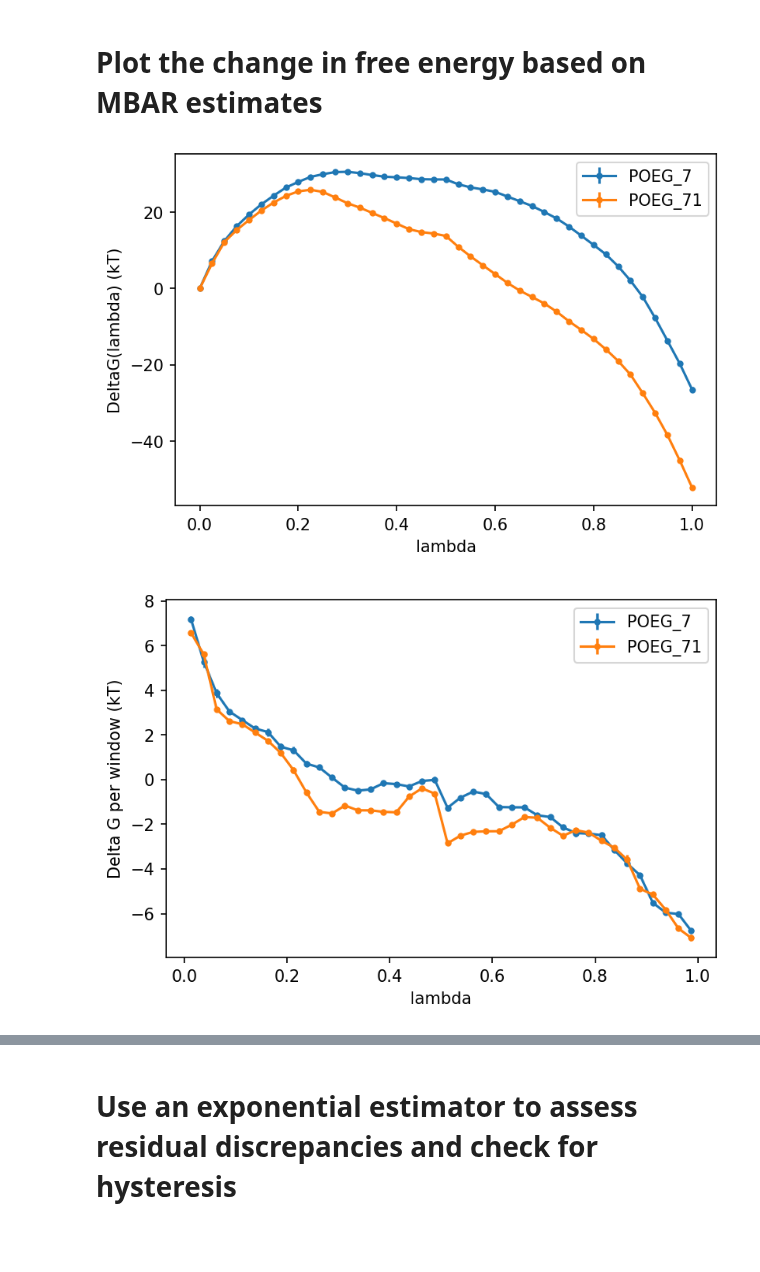
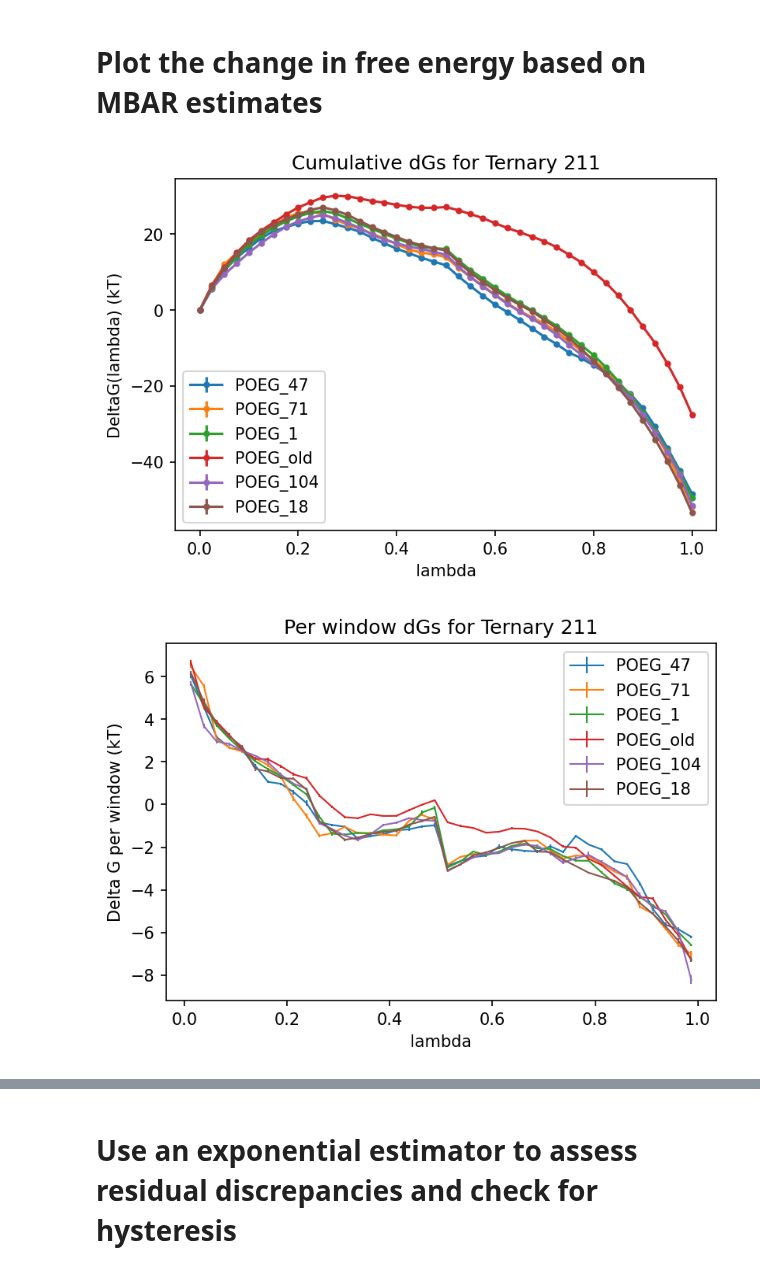
Before and after one commit to BranniganLab/safep, a Jupyter notebook: Batch_Basic.ipynb, the cells around one changed output, grey strips where cells are left out. Saved outputs shown, nothing was run; the diff lists cells and outputs as text; code cells hidden in the pictures; blank space fills up the shorter version.

Commit message:
Added new figures for batch comparisons

```diff
--- a/Batch_Basic.ipynb
+++ b/Batch_Basic.ipynb
@@ -28,8 +78 @@ detectEQ = True #Flag for automated equilibrium detection
 DiscrepancyFitting = 'LS' #ML = fit PDF of discrepancies with a normal distribution maximum likelihood estimator. LS = fit CDF of discrepancies with a normal distribution least-squares estimator
-# %%
-u_nks = {}
-affixes = {}
-for path in paths:
-    key = path.split('/')[-1]
-    fepoutFiles = glob(path+'/'+pattern)
-    u_nks[key], affix = readAndProcess(fepoutFiles, temperature, decorrelate, detectEQ)
@@ -94,0 +79,2 @@ perWindow.index = l_mids[key]
+# %%
+u_nks, cumulative, perWindow, affix = batchProcess(paths, RT)
@@ -95,30 +166,40 @@ perWindow.index = l_mids[key]
+# %%
+perWindow[('mean', 'df')] = np.mean(perWindow.loc[:, (slice(None), 'df')], axis=1)
+perWindow[('mean', 'ddf')] = np.mean(perWindow.loc[:, (slice(None), 'ddf')], axis=1)
+perWindow[('mean', 'dG_f')] = np.mean(perWindow.loc[:, (slice(None), 'dG_f')], axis=1)
+perWindow[('mean', 'dG_b')] = np.mean(perWindow.loc[:, (slice(None), 'dG_b')], axis=1)
+# %%
+l0s = list(set(perWindow.columns.get_level_values(0)))
+for key in l0s:
+    perWindow[(key, 'diff')] = perWindow[(key, 'dG_f')]+perWindow[(key, 'dG_b')]
 # %% [markdown]
 # Plot the change in free energy based on MBAR estimates
 # %%
 # Cumulative change in kT
 keys = set(cumulative.columns.get_level_values(0))
 for key in keys:
     plt.errorbar(cumulative.index, cumulative[(key, 'f')], yerr=cumulative[(key, 'errors')], marker='.', label=key)
     plt.xlabel('lambda')
     plt.ylabel('DeltaG(lambda) (kT)')
     plt.legend()
-    #plt.title(f'Cumulative dG with accumulated errors {affixes[0]}\n{changeAndError}')
-plt.savefig(f"{root}/cumulative_{affix}.png", dpi=600)
+    plt.title(f'Cumulative dGs for {header}')
+plt.savefig(f"{root}/{prefix}_cumulative_{affix}.png", dpi=600)
 # %% [output]
-[figure, old version]
+[figure, new version]
 # %%
 # Per-window change in kT
 
 keys = set(cumulative.columns.get_level_values(0))
 for key in keys:
-    plt.errorbar(perWindow.index, perWindow[(key, 'df')], yerr=perWindow[(key, 'ddf')], marker='.', label=key)
+    plt.errorbar(perWindow.index, perWindow[(key, 'df')], yerr=perWindow[(key, 'ddf')], label=key, linewidth=1)
     plt.xlabel('lambda')
     plt.ylabel('Delta G per window (kT)')
     plt.legend()
+    plt.title(f'Per window dGs for {header}')
     #plt.title(f'Cumulative dG with accumulated errors {affixes[0]}\n{changeAndError}')
-plt.savefig(f"{root}/perWindow_{affix}.png", dpi=600)
+plt.savefig(f"{root}/{prefix}_perWindow_{affix}.png", dpi=600)
 # %% [output]
-[figure, old version]
+[figure, new version]
 # %%
 keys = list(set(cumulative.columns.get_level_values(0)))
 
```
Also changed, not shown: parts of 17 cells of this notebook.
